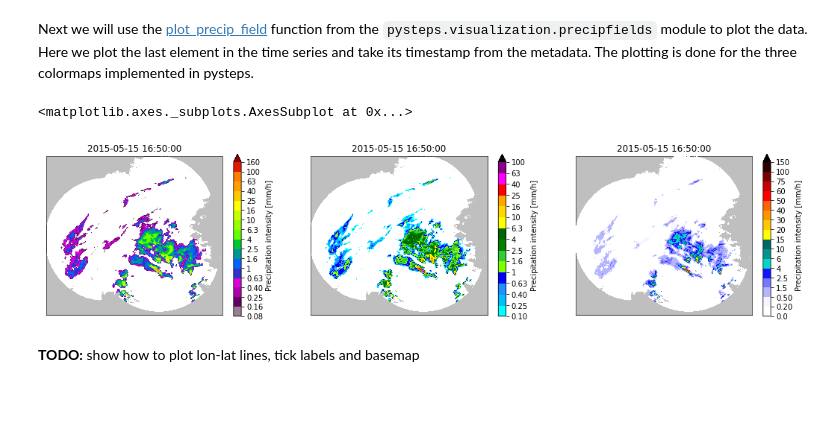
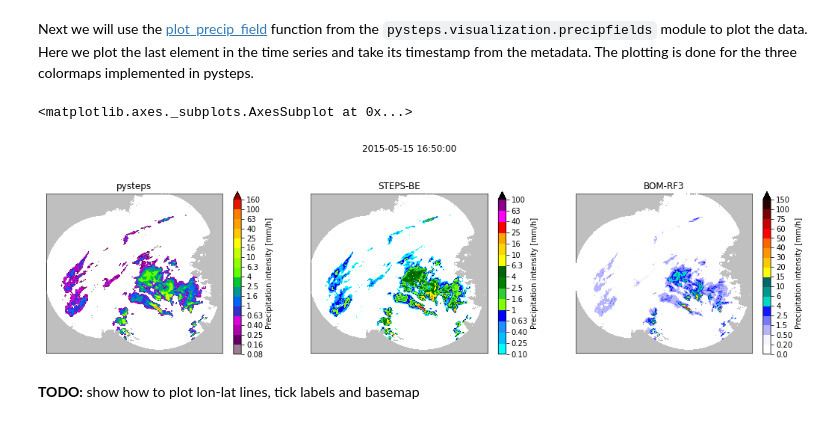
Before and after one commit to pySTEPS/ERAD-nowcasting-course-2022, a Jupyter notebook: hands-on-session-users/notebooks/block_02_input_data.ipynb, the cells around one changed output. Saved outputs shown, nothing was run; the diff lists cells and outputs as text; code cells hidden in the pictures; blank space fills up the shorter version.

Commit message:
Adjust plots

```diff
--- a/hands-on-session-users/notebooks/block_02_input_data.ipynb
+++ b/hands-on-session-users/notebooks/block_02_input_data.ipynb
@@ -93,18 +93,19 @@ Next we will use the [plot_precip_field](https://pysteps.readthedocs.io/en/stabl
 # %%
 from pysteps.visualization import plot_precip_field
 from matplotlib import pyplot as plt
 
 plt.figure(figsize=(18, 5))
+plt.suptitle(metadata["timestamps"][-1])
 
 plt.subplot(131)
-plot_precip_field(precip[-1], geodata=metadata, title=metadata["timestamps"][-1], axis="off")
+plot_precip_field(precip[-1], geodata=metadata, title="pysteps", axis="off", colorscale="pysteps") # the default colormap
 plt.subplot(132)
-plot_precip_field(precip[-1], geodata=metadata, title=metadata["timestamps"][-1], axis="off", colorscale="STEPS-BE")
+plot_precip_field(precip[-1], geodata=metadata, title="STEPS-BE", axis="off", colorscale="STEPS-BE")
 plt.subplot(133)
-plot_precip_field(precip[-1], geodata=metadata, title=metadata["timestamps"][-1], axis="off", colorscale="BOM-RF3")
+plot_precip_field(precip[-1], geodata=metadata, title="BOM-RF3", axis="off", colorscale="BOM-RF3")
 # %% [output]
 <matplotlib.axes._subplots.AxesSubplot at 0x...>
-[figure, old version]
+[figure, new version]
 # %% [markdown]
 **TODO:** show how to plot lon-lat lines, tick labels and basemap
 # %% [markdown]
```
